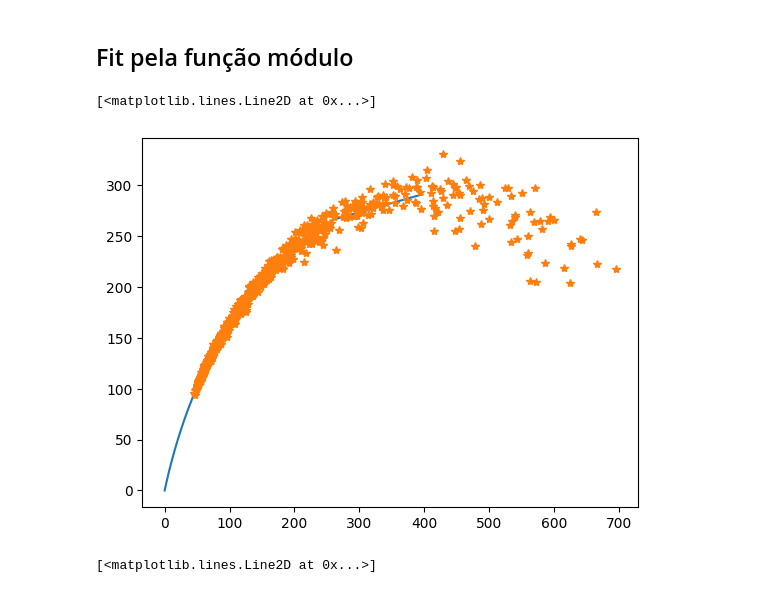
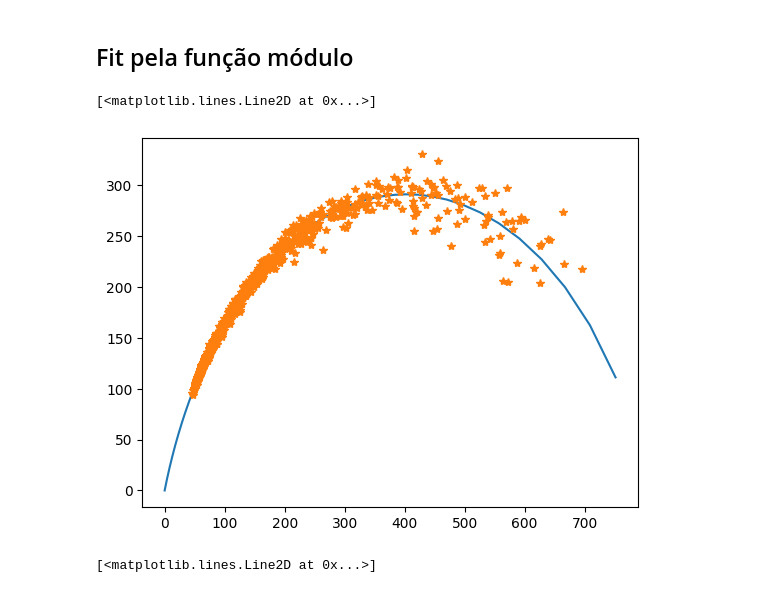
Before and after one commit to EBRobalinho/IC-Curva_Impedancia, a Jupyter notebook: Ajuste dos pontos .ipynb, the cells around one changed output. Drawn from its saved outputs; the diff is of its cells as text; code cells hidden in the pictures.

```diff
--- a/Ajuste dos pontos .ipynb
+++ b/Ajuste dos pontos .ipynb
@@ -80,19 +80,19 @@ def modulo(w,R,t,a=10**-2):
 # %%
 # Criação de uma coluna com os valores do módulo da impedância
 df.Impedance=np.sqrt(df['Impedance_Real']**2 + df['Impedance_Imaginary']**2)
 
 # Ajuste segundo a função módulo do número complexo
 popt_mod, pcov = scy.curve_fit(modulo, df.Omega, df.Impedance,p0=[500,10**-5,1],method='lm',maxfev=1000)
 
 #Plotagem dos pontos com os parâmetros calculados
-xx=np.linspace(10**3,8*10**8,1000000)
+xx=np.linspace(10**2,8*10**8,10000000)
 z_im=func_im(xx,*popt_mod)
 z_real=func_real(xx,*popt_mod)
 plt.plot(abs(z_real),abs(z_im))
 plt.plot(df['Impedance_Real'],df['Impedance_Imaginary'],'*')
 # %% [output]
 [<matplotlib.lines.Line2D at 0x...>]
-[figure, old version]
+[figure, new version]
 # %%
 # PLotagem da parte Imaginária com a frequência em omega
 plt.plot(df.Omega,func_im(df.Omega,*popt_mod))
```
